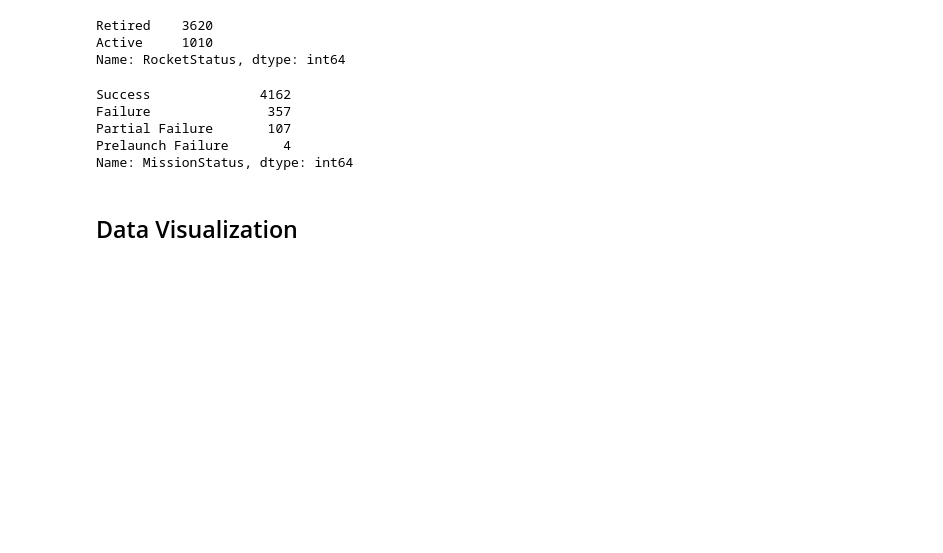
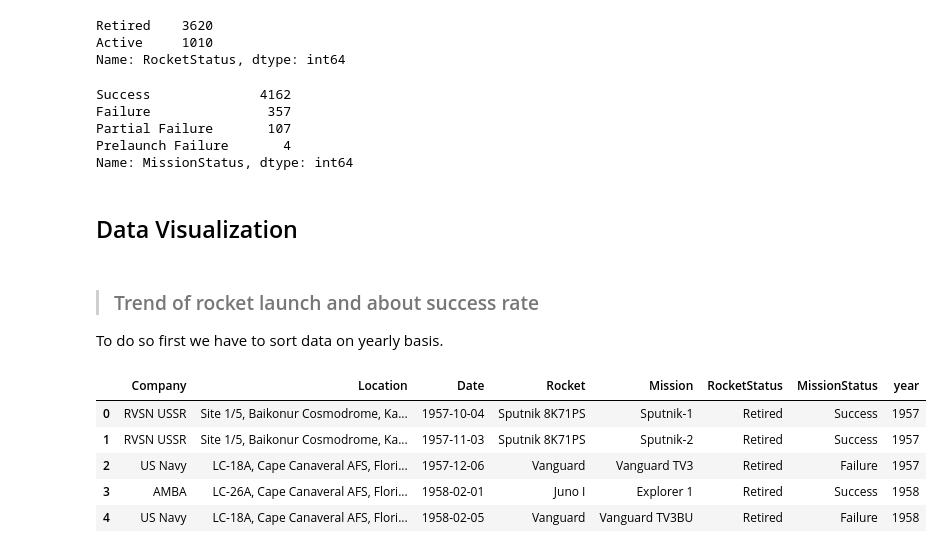
Before and after one commit to Jappreet-Singh/Jappreet-Singh, a Jupyter notebook: space-missions.ipynb, the cells around one changed output. Drawn from its saved outputs; the diff is of its cells as text; code cells hidden in the pictures; blank space fills up the shorter version.

Commit message:
Kaggle Notebook | space_missions | Version 2

```diff
--- a/space-missions.ipynb
+++ b/space-missions.ipynb
@@ -136,0 +137,14 @@ import seaborn #to visualize the data
+# %% [markdown]
+>### Trend of rocket launch and about success rate
+To do so first we have to sort data on yearly basis.
+# %%
+space_missions_yearly_df = space_missions_df.copy() #to keep orignal data untouched
+space_missions_yearly_df['year'] = pd.DatetimeIndex(space_mission_yearly_df.Date).year
+space_missions_yearly_df.head(5) #to check if the changes take place
+# %% [output]
+|  | Company | Location | Date | Rocket | Mission | RocketStatus | MissionStatus | year |
+| 0 | RVSN USSR | Site 1/5, Baikonur Cosmodrome, Ka... | 1957-10-04 | Sputnik 8K71PS | Sputnik-1 | Retired | Success | 1957 |
+| 1 | RVSN USSR | Site 1/5, Baikonur Cosmodrome, Ka... | 1957-11-03 | Sputnik 8K71PS | Sputnik-2 | Retired | Success | 1957 |
+| 2 | US Navy | LC-18A, Cape Canaveral AFS, Flori... | 1957-12-06 | Vanguard | Vanguard TV3 | Retired | Failure | 1957 |
+| 3 | AMBA | LC-26A, Cape Canaveral AFS, Flori... | 1958-02-01 | Juno I | Explorer 1 | Retired | Success | 1958 |
+| 4 | US Navy | LC-18A, Cape Canaveral AFS, Flori... | 1958-02-05 | Vanguard | Vanguard TV3BU | Retired | Failure | 1958 |
```
Also changed, not shown: parts of 4 cells of this notebook.
